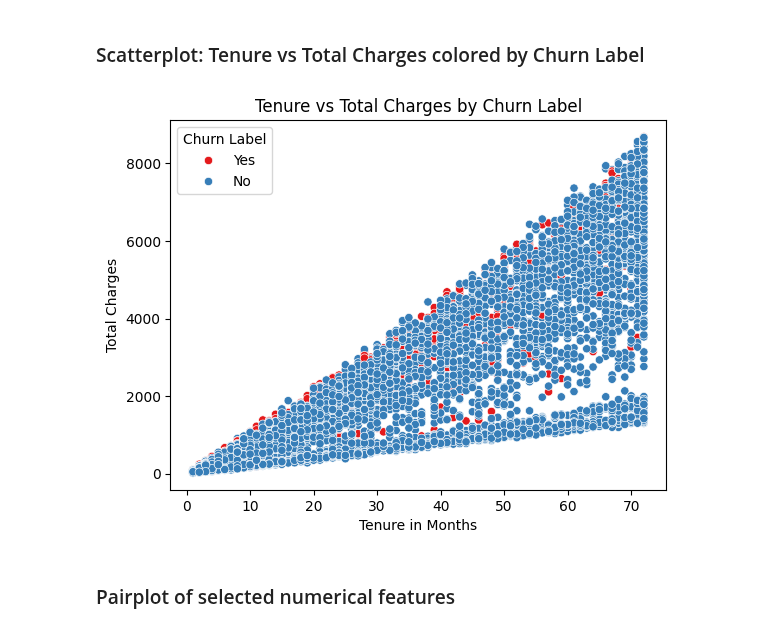
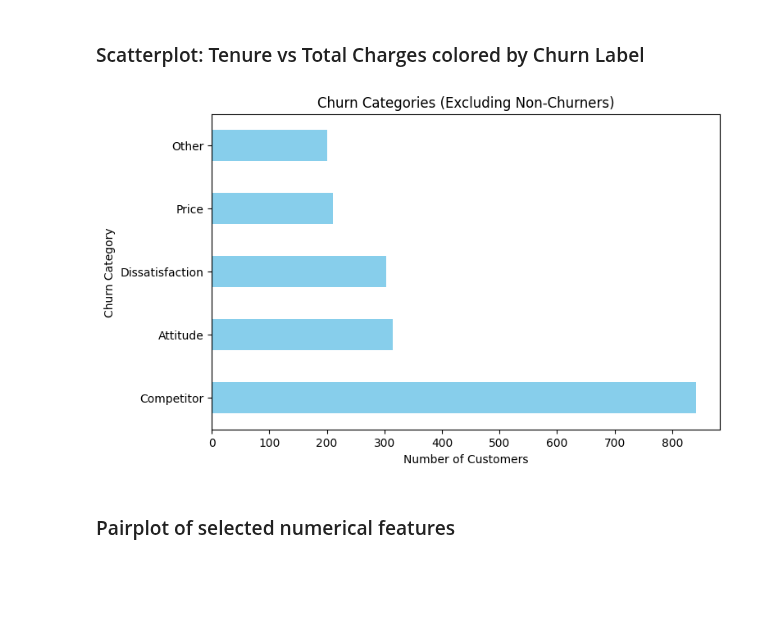
Before and after one commit to Akbarhusain12/churn-project, a Jupyter notebook: notebooks/EDA_Churn_prediction.ipynb, the cells around one changed output. Saved outputs shown, nothing was run; the diff lists cells and outputs as text; code cells hidden in the pictures; blank space fills up the shorter version.

```diff
--- a/notebooks/EDA_Churn_prediction.ipynb
+++ b/notebooks/EDA_Churn_prediction.ipynb
@@ -382,11 +387,14 @@ plt.show()
 # %% [markdown]
 ### Scatterplot: Tenure vs Total Charges colored by Churn Label
 # %%
-sns.scatterplot(x='Tenure in Months', y='Total Charges', hue='Churn Label', data=df, palette='Set1')
-plt.title('Tenure vs Total Charges by Churn Label')
+df['Churn Category'].value_counts().drop("Not Applicable").plot(kind='barh', figsize=(8,5), color="skyblue")
+
+plt.title("Churn Categories (Excluding Non-Churners)")
+plt.xlabel("Number of Customers")
+plt.ylabel("Churn Category")
 plt.show()
 # %% [output]
-[figure, old version]
+[figure, new version]
 # %% [markdown]
 ### Pairplot of selected numerical features
 # %%
```
Also changed, not shown: parts of 12 cells of this notebook, 4 other files.
